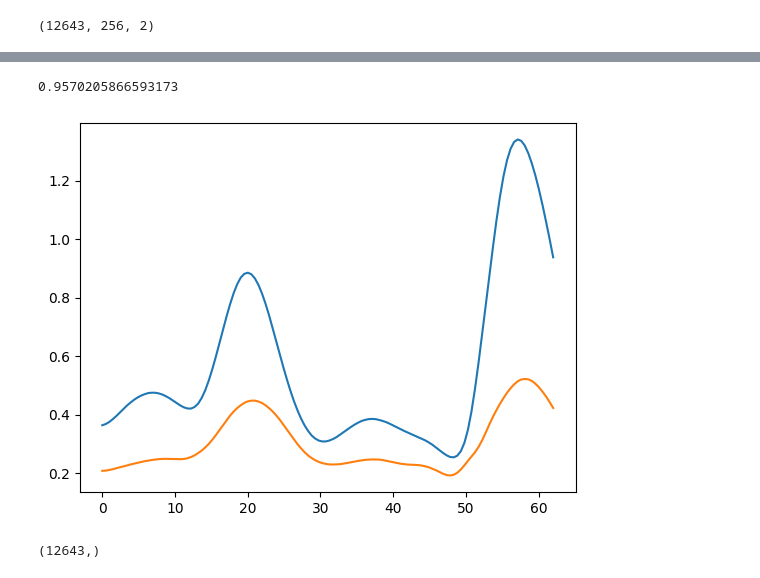
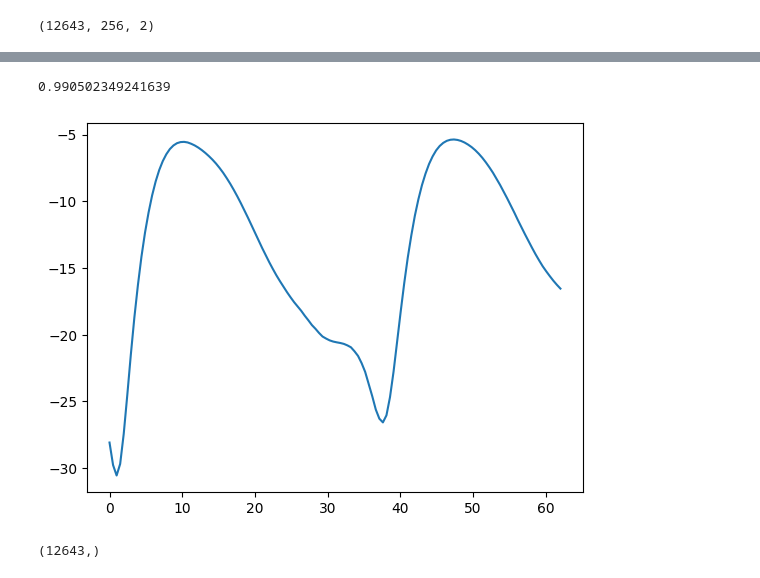
Before and after one commit to ax6000/BloodPressureEstimation, a Jupyter notebook: notebooks/make_spectrogram.ipynb, the cells around one changed output, grey strips where cells are left out. Cells and saved outputs as stored; diff of their text form; code cells hidden in the pictures.

```diff
--- a/notebooks/make_spectrogram.ipynb
+++ b/notebooks/make_spectrogram.ipynb
@@ -5,3 +5,5 @@ import matplotlib.pyplot as plt
 import os
 # %%
 DATA_DIR = r"../data/processed/BP_npy/0625_256_2_diff_clean/p00"
+# %%
+DATA_DIR = r"../data/processed/BP_npy/pulseDB/test_2.npy"
@@ -40,12 +68,12 @@ array([ 0.        ,  0.48828125,  0.9765625 ,  1.46484375,  1.953125  ,
 # %%
 i = 0
 j = np.random.randint(data_fft.shape[0])
-plt.plot(freq,data_fft[j,:,0][:128])
-plt.plot(freq,data_fft[j,:,1][:128])
+# plt.plot(freq,data_fft[j,:,0][:128])
+plt.plot(freq, 20 * np.log10(data_fft[j,:,1][:128]+1e-10))
 np.corrcoef(data_fft[j,:,0][:128],data_fft[j,:,1][:128])[0][1]
 # %% [output]
-0.9570205866593173
+0.990502349241639
-[figure, old version]
+[figure, new version]
 # %%
 corr = []
 for j in range(data.shape[0]):
```
Also changed, not shown: parts of 1 cell of this notebook, 12 other files.
